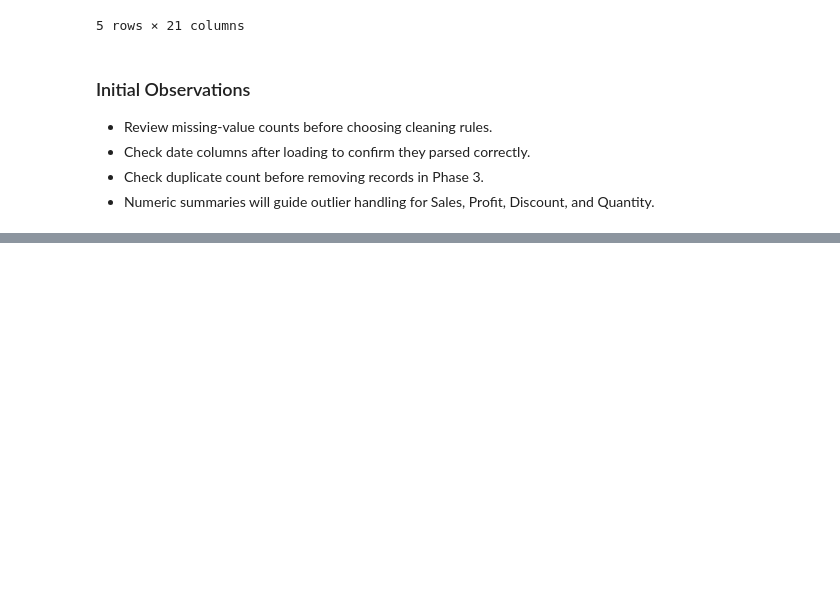
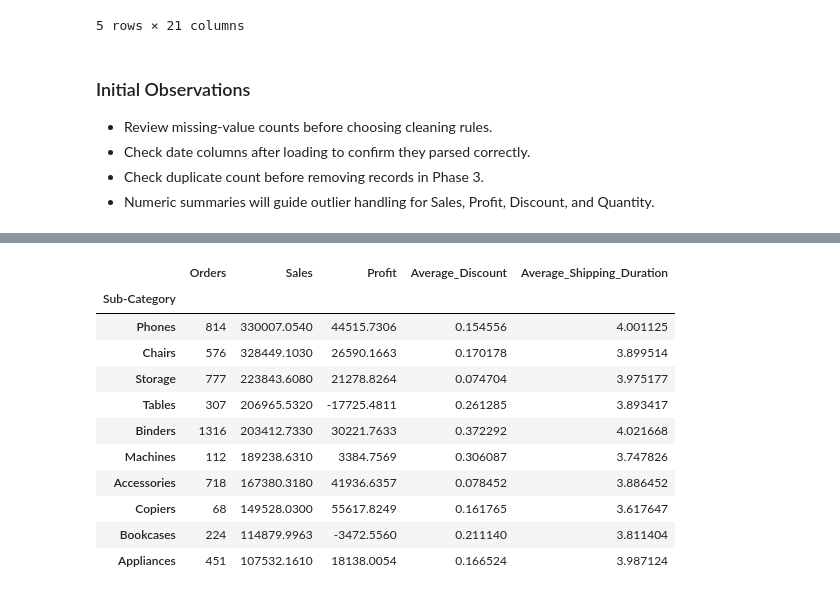
Before and after one commit to omardiab9951/Superstore-Sales-Analytics, a Jupyter notebook: mini_project_1.ipynb, the cells around one changed output, grey strips where cells are left out. Saved outputs shown, nothing was run; the diff lists cells and outputs as text; code cells hidden in the pictures; blank space fills up the shorter version.

```diff
--- a/mini_project_1.ipynb
+++ b/mini_project_1.ipynb
@@ -139,0 +408,40 @@ df.tail()
+# %%
+class EDAAnalyzer:
+    def __init__(self, data):
+        self.df = data.copy()
+
+    def numeric_summary(self):
+        cols = ['Sales', 'Profit', 'Discount', 'Quantity', 'Profit Margin', 'Shipping Duration']
+        return self.df[cols].describe().T
+
+    def category_summary(self, group_col):
+        try:
+            return (self.df.groupby(group_col, observed=True)
+                    .agg(Orders=('Order ID', 'nunique'),
+                         Sales=('Sales', 'sum'),
+                         Profit=('Profit', 'sum'),
+                         Average_Discount=('Discount', 'mean'),
+                         Average_Shipping_Duration=('Shipping Duration', 'mean'))
+                    .sort_values('Sales', ascending=False))
+        except Exception as exc:
+            logger.error('Category summary failed for %s: %s', group_col, exc)
+            raise exc
+
+    def monthly_trend(self):
+        try:
+            trend = (self.df.groupby('Order Month', observed=True)
+                     .agg(Sales=('Sales', 'sum'), Profit=('Profit', 'sum'), Orders=('Order ID', 'nunique'))
+                     .reset_index())
+            trend['Order Month'] = pd.to_datetime(trend['Order Month'])
+            return trend.sort_values('Order Month')
+        except Exception as exc:
+            logger.error('Monthly trend analysis failed: %s', exc)
+            raise exc
+
+    def correlation_matrix(self):
+        cols = ['Sales', 'Profit', 'Discount', 'Quantity', 'Profit Margin', 'Shipping Duration']
+        return self.df[cols].corr(numeric_only=True)
+# %%
+eda = EDAAnalyzer(df_enriched)
+numeric_summary = eda.numeric_summary()
+numeric_summary
@@ -139,0 +467,16 @@ df.tail()
+# %%
+subcategory_performance = eda.category_summary('Sub-Category')
+subcategory_performance.head(10)
+# %% [output]
+|  | Orders | Sales | Profit | Average_Discount | Average_Shipping_Duration |
+| Sub-Category |  |  |  |  |  |
+| Phones | 814 | 330007.0540 | 44515.7306 | 0.154556 | 4.001125 |
+| Chairs | 576 | 328449.1030 | 26590.1663 | 0.170178 | 3.899514 |
+| Storage | 777 | 223843.6080 | 21278.8264 | 0.074704 | 3.975177 |
+| Tables | 307 | 206965.5320 | -17725.4811 | 0.261285 | 3.893417 |
+| Binders | 1316 | 203412.7330 | 30221.7633 | 0.372292 | 4.021668 |
+| Machines | 112 | 189238.6310 | 3384.7569 | 0.306087 | 3.747826 |
+| Accessories | 718 | 167380.3180 | 41936.6357 | 0.078452 | 3.886452 |
+| Copiers | 68 | 149528.0300 | 55617.8249 | 0.161765 | 3.617647 |
+| Bookcases | 224 | 114879.9963 | -3472.5560 | 0.211140 | 3.811404 |
+| Appliances | 451 | 107532.1610 | 18138.0054 | 0.166524 | 3.987124 |
```
Also changed, not shown: parts of 17 cells of this notebook.
